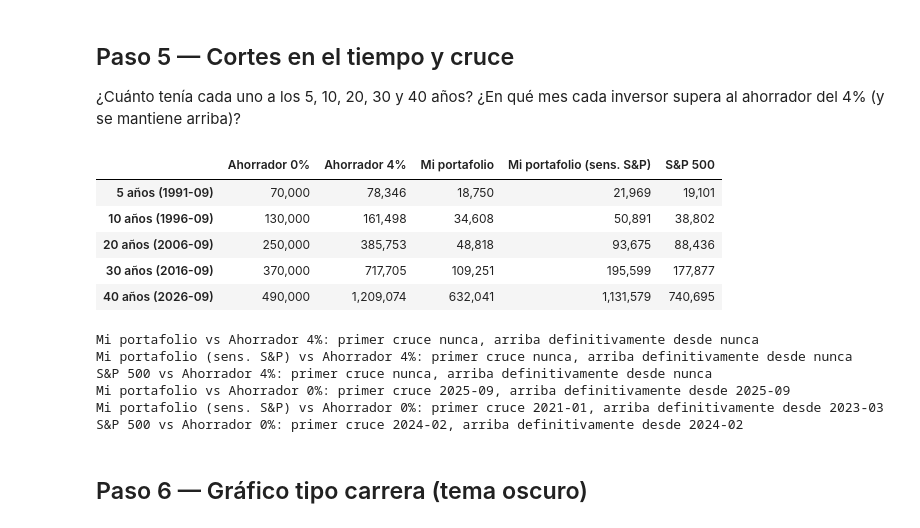
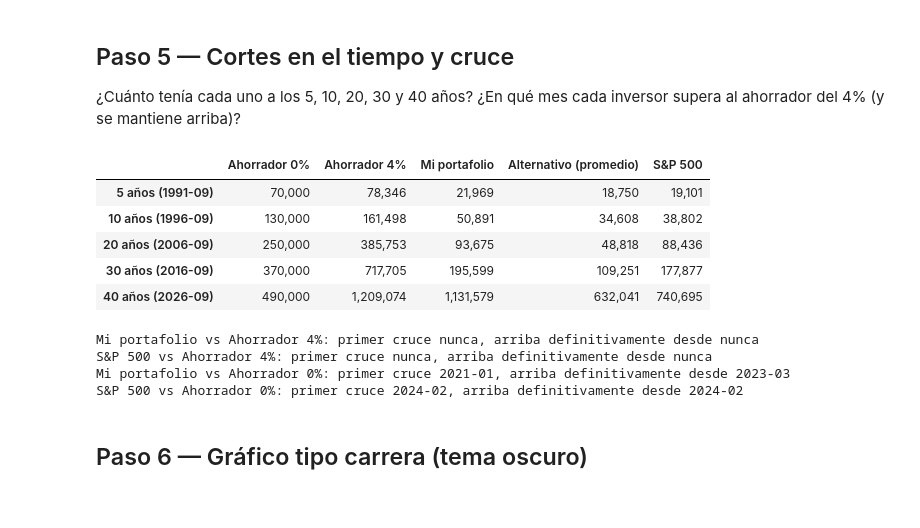
Before and after one commit to Andalejo1109/portafolio-backtest-python, a Jupyter notebook: notebooks/10_ahorrar_vs_invertir_40anios.ipynb, the cells around one changed output. Drawn from its saved outputs; the diff is of its cells as text; code cells hidden in the pictures.

Commit message:
Cap. 10: método principal con relleno S&P 500; promedio como método alternativo

```diff
--- a/notebooks/10_ahorrar_vs_invertir_40anios.ipynb
+++ b/notebooks/10_ahorrar_vs_invertir_40anios.ipynb
@@ -89,8 +87,8 @@ res['Ahorrador 0%'] = CAPITAL + APORTE*np.arange(481)
 a=[CAPITAL]
 for _ in range(480): a.append(a[-1]*(1+r_ahorro)+APORTE)
 res['Ahorrador 4%'] = a
-res['Mi portafolio'] = portafolio(fill_prom)
-res['Mi portafolio (sens. S&P)'] = portafolio(fill_sp)
+res['Mi portafolio'] = portafolio(fill_sp)                 # método principal (relleno S&P 500)
+res['Alternativo (promedio)'] = portafolio(fill_prom)     # solo para comparar (sección final)
 res['S&P 500'] = CAPITAL*np.r_[1,(1+sp).cumprod().values]
 res.iloc[-1].map('US$ {:,.0f}'.format)
 # %% [output]
@@ -106,24 +104,22 @@ Name: 2026-09, dtype: str
 # %%
 cortes = res.iloc[[60,120,240,360,480]].copy(); cortes.index=[f'{y} años ({p})' for y,p in zip([5,10,20,30,40],cortes.index)]
 display(cortes.round(0).astype(int).map('{:,}'.format))
 for ahorr in ['Ahorrador 4%','Ahorrador 0%']:
-    for c in ['Mi portafolio','Mi portafolio (sens. S&P)','S&P 500']:
+    for c in ['Mi portafolio','S&P 500']:
         arriba = res[c] > res[ahorr]
         primero = arriba.idxmax() if arriba.any() else 'nunca'
         definitivo = (arriba[::-1].idxmin() + 1) if arriba.iloc[-1] else 'nunca'
         print(f'{c} vs {ahorr}: primer cruce {primero}, arriba definitivamente desde {definitivo}')
 # %% [output]
-|  | Ahorrador 0% | Ahorrador 4% | Mi portafolio | Mi portafolio (sens. S&P) | S&P 500 |
-| 5 años (1991-09) | 70,000 | 78,346 | 18,750 | 21,969 | 19,101 |
-| 10 años (1996-09) | 130,000 | 161,498 | 34,608 | 50,891 | 38,802 |
-| 20 años (2006-09) | 250,000 | 385,753 | 48,818 | 93,675 | 88,436 |
-| 30 años (2016-09) | 370,000 | 717,705 | 109,251 | 195,599 | 177,877 |
-| 40 años (2026-09) | 490,000 | 1,209,074 | 632,041 | 1,131,579 | 740,695 |
+|  | Ahorrador 0% | Ahorrador 4% | Mi portafolio | Alternativo (promedio) | S&P 500 |
+| 5 años (1991-09) | 70,000 | 78,346 | 21,969 | 18,750 | 19,101 |
+| 10 años (1996-09) | 130,000 | 161,498 | 50,891 | 34,608 | 38,802 |
+| 20 años (2006-09) | 250,000 | 385,753 | 93,675 | 48,818 | 88,436 |
+| 30 años (2016-09) | 370,000 | 717,705 | 195,599 | 109,251 | 177,877 |
+| 40 años (2026-09) | 490,000 | 1,209,074 | 1,131,579 | 632,041 | 740,695 |
 Mi portafolio vs Ahorrador 4%: primer cruce nunca, arriba definitivamente desde nunca
-Mi portafolio (sens. S&P) vs Ahorrador 4%: primer cruce nunca, arriba definitivamente desde nunca
 S&P 500 vs Ahorrador 4%: primer cruce nunca, arriba definitivamente desde nunca
-Mi portafolio vs Ahorrador 0%: primer cruce 2025-09, arriba definitivamente desde 2025-09
-Mi portafolio (sens. S&P) vs Ahorrador 0%: primer cruce 2021-01, arriba definitivamente desde 2023-03
+Mi portafolio vs Ahorrador 0%: primer cruce 2021-01, arriba definitivamente desde 2023-03
 S&P 500 vs Ahorrador 0%: primer cruce 2024-02, arriba definitivamente desde 2024-02
 # %% [markdown]
 ## Paso 6 — Gráfico tipo carrera (tema oscuro)
```
Also changed, not shown: parts of 13 cells of this notebook.
